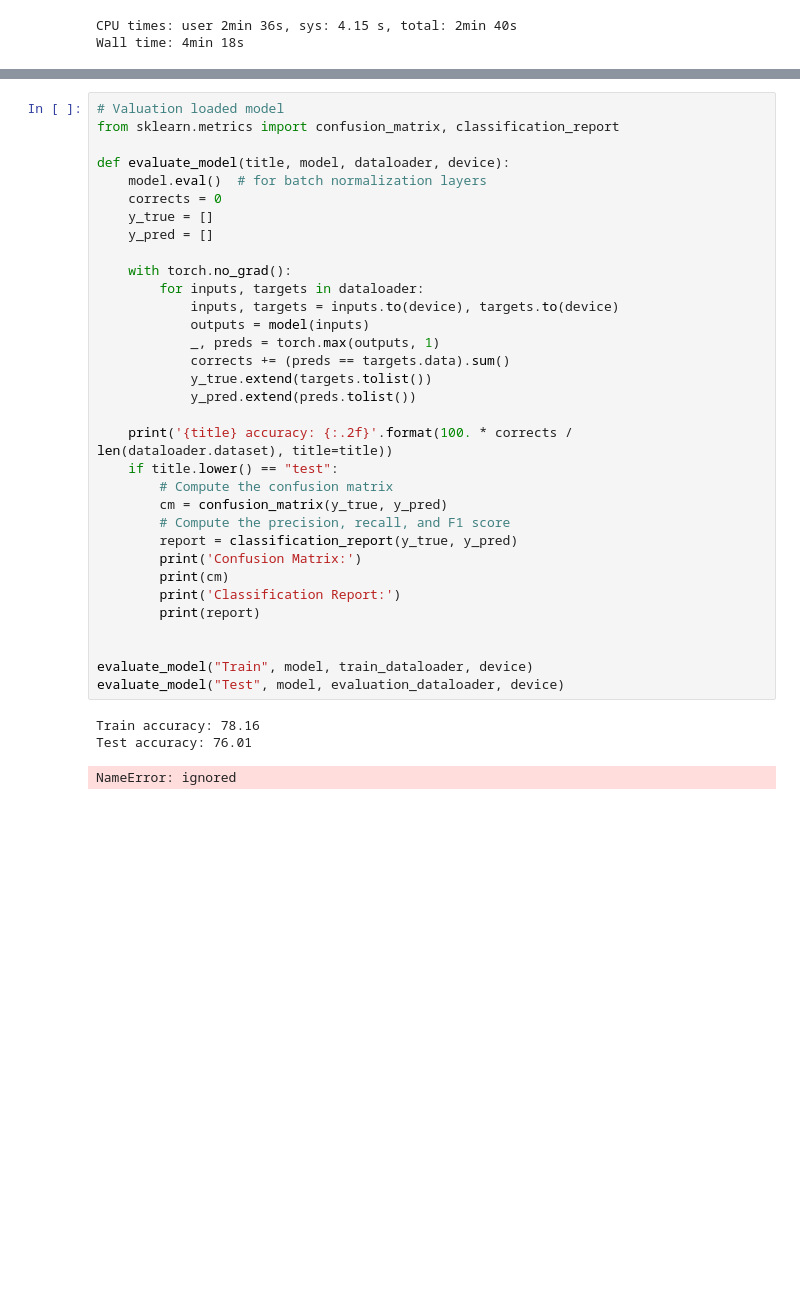
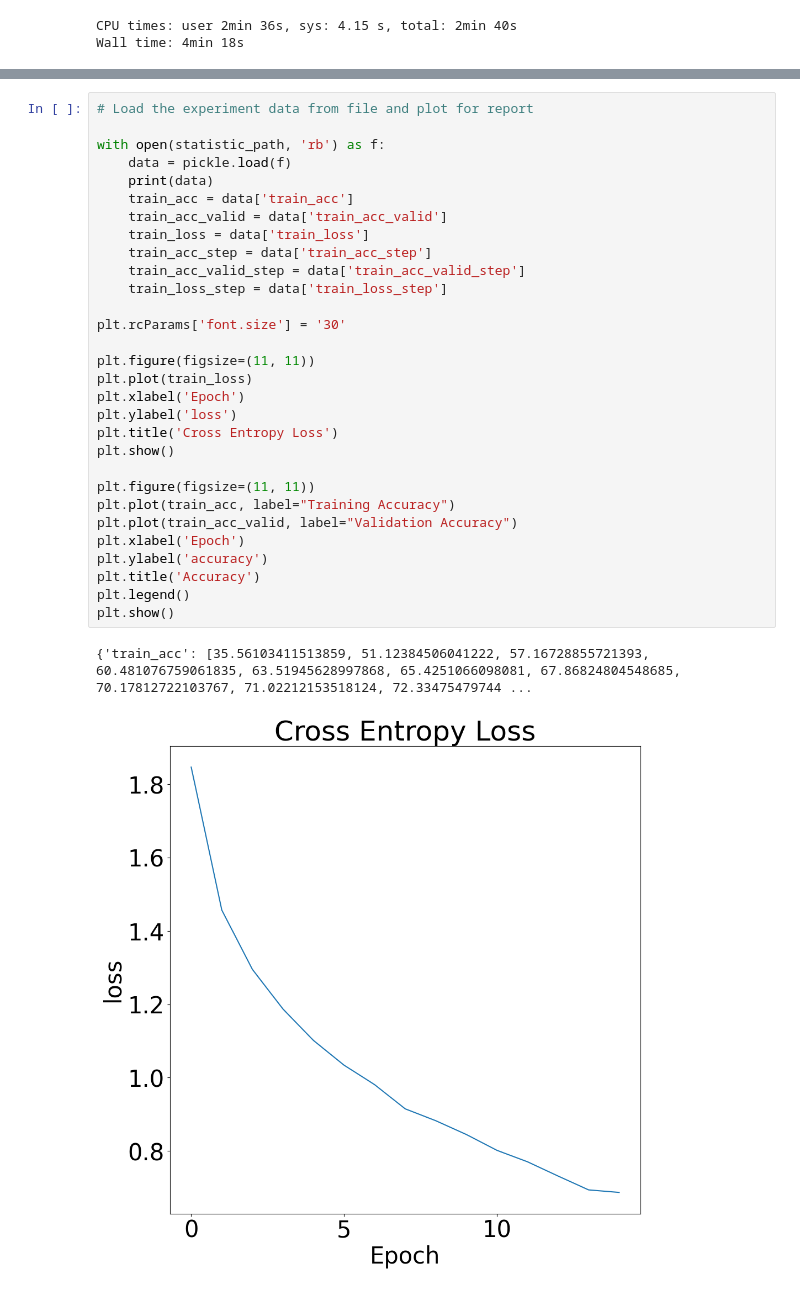
Before and after one commit to yan-ren/COMP6721_Winter2023_GroupK, a Jupyter notebook: resnet/comp6721_project_ResNet_10.ipynb, the cells around one changed output, grey strips where cells are left out. Cells and saved outputs as stored; diff of their text form; blank space fills up the shorter version.

```diff
--- a/resnet/comp6721_project_ResNet_10.ipynb
+++ b/resnet/comp6721_project_ResNet_10.ipynb
@@ -429,40 +432,36 @@ state_dict = torch.load(path)
 model.load_state_dict(state_dict)
 # %% [output]
 <All keys matched successfully>
-# %%
-# Valuation loaded model
-from sklearn.metrics import confusion_matrix, classification_report
-
-def evaluate_model(title, model, dataloader, device):
-    model.eval()  # for batch normalization layers
-    corrects = 0
-    y_true = []
-    y_pred = []
-
-    with torch.no_grad():
-        for inputs, targets in dataloader:
-            inputs, targets = inputs.to(device), targets.to(device)
-            outputs = model(inputs)
-            _, preds = torch.max(outputs, 1)
-            corrects += (preds == targets.data).sum()
-            y_true.extend(targets.tolist())
-            y_pred.extend(preds.tolist())
-
-    print('{title} accuracy: {:.2f}'.format(100. * corrects / len(dataloader.dataset), title=title))
-    if title.lower() == "test":
-        # Compute the confusion matrix
-        cm = confusion_matrix(y_true, y_pred)
-        # Compute the precision, recall, and F1 score
-        report = classification_report(y_true, y_pred)
-        print('Confusion Matrix:')
-        print(cm)
-        print('Classification Report:')
-        print(report)
-
-
-evaluate_model("Train", model, train_dataloader, device)
-evaluate_model("Test", model, evaluation_dataloader, device)
-# %% [output]
-Train accuracy: 78.16
-Test accuracy: 76.01
-NameError: ignored
+# %%
+# Load the experiment data from file and plot for report
+
+with open(statistic_path, 'rb') as f:
+    data = pickle.load(f)
+    print(data)
+    train_acc = data['train_acc']
+    train_acc_valid = data['train_acc_valid']
+    train_loss = data['train_loss']
+    train_acc_step = data['train_acc_step']
+    train_acc_valid_step = data['train_acc_valid_step']
+    train_loss_step = data['train_loss_step']
+
+plt.rcParams['font.size'] = '30'
+
+plt.figure(figsize=(11, 11))
+plt.plot(train_loss)
+plt.xlabel('Epoch')
+plt.ylabel('loss')
+plt.title('Cross Entropy Loss')
+plt.show()
+
+plt.figure(figsize=(11, 11))
+plt.plot(train_acc, label="Training Accuracy")
+plt.plot(train_acc_valid, label="Validation Accuracy")
+plt.xlabel('Epoch')
+plt.ylabel('accuracy')
+plt.title('Accuracy')
+plt.legend()
+plt.show()
+# %% [output]
+{'train_acc': [35.56103411513859, 51.12384506041222, 57.16728855721393, 60.481076759061835, 63.51945628997868, 65.4251066098081, 67.86824804548685, 70.17812722103767, 71.02212153518124, 72.33475479744 ...
+[figure, added]
```
Also changed, not shown: parts of 9 cells of this notebook, 3 other files.
